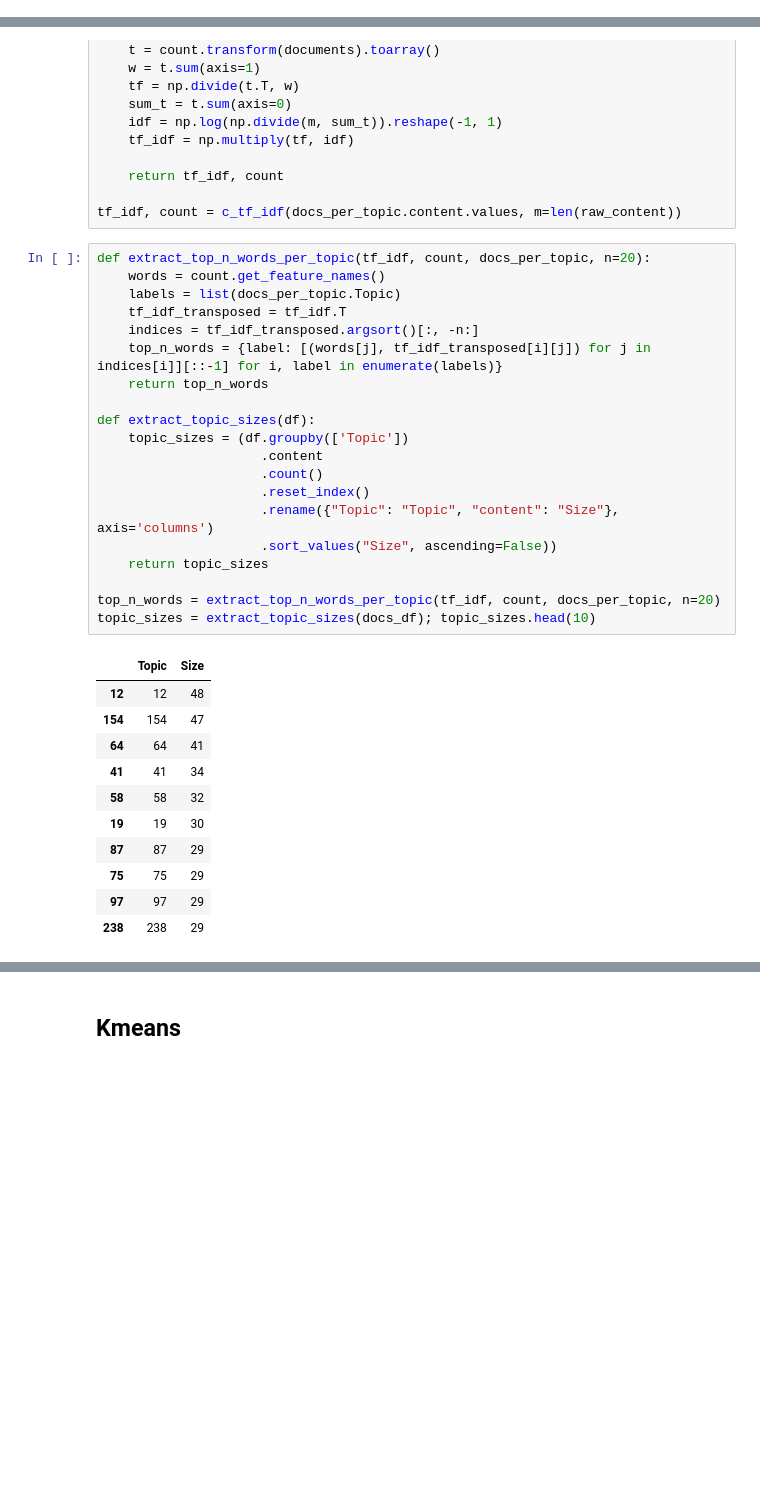
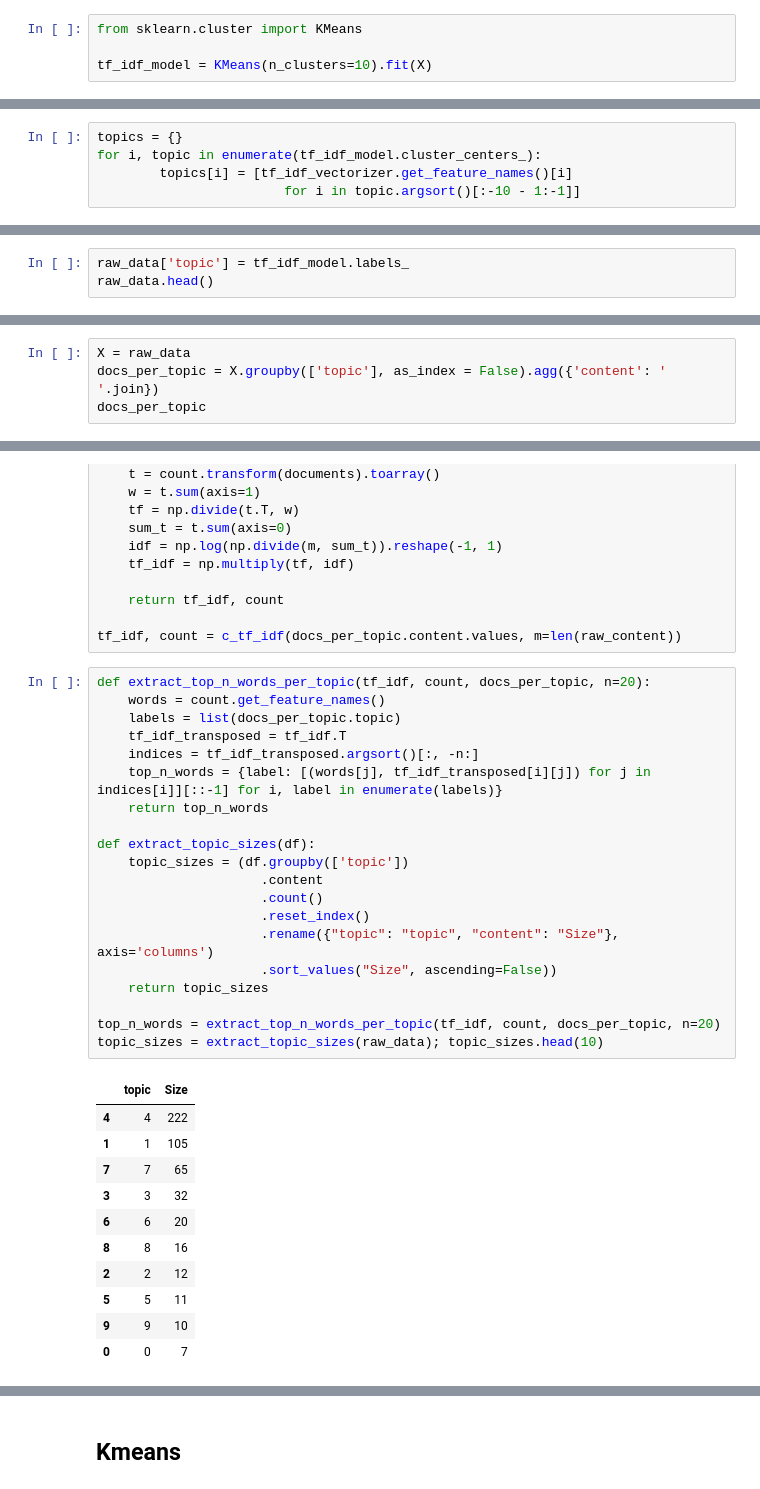
Before and after one commit to archifreitas/big_picture, a Jupyter notebook: notebooks/calem.ipynb, the cells around one changed output, grey strips where cells are left out. Saved outputs shown, nothing was run; the diff lists cells and outputs as text; blank space fills up the shorter version.

Commit message:
clusters file with tf-idf vectorizer, kmeans and hdbscan clustering models complete. updated calem notebook

```diff
--- a/notebooks/calem.ipynb
+++ b/notebooks/calem.ipynb
@@ -53,0 +92,4 @@ tf_idf_model = KMeans(n_clusters=20).fit(X)
+# %%
+from sklearn.cluster import KMeans
+
+tf_idf_model = KMeans(n_clusters=10).fit(X)
@@ -53,0 +100,5 @@ tf_idf_model = KMeans(n_clusters=20).fit(X)
+# %%
+topics = {}
+for i, topic in enumerate(tf_idf_model.cluster_centers_):
+        topics[i] = [tf_idf_vectorizer.get_feature_names()[i]
+                        for i in topic.argsort()[:-10 - 1:-1]]
@@ -53,0 +125,3 @@ tf_idf_model = KMeans(n_clusters=20).fit(X)
+# %%
+raw_data['topic'] = tf_idf_model.labels_
+raw_data.head()
@@ -53,0 +135,4 @@ tf_idf_model = KMeans(n_clusters=20).fit(X)
+# %%
+X = raw_data
+docs_per_topic = X.groupby(['topic'], as_index = False).agg({'content': ' '.join})
+docs_per_topic
@@ -287,32 +398,32 @@ tf_idf, count = c_tf_idf(docs_per_topic.content.values, m=len(raw_content))
 # %%
 def extract_top_n_words_per_topic(tf_idf, count, docs_per_topic, n=20):
     words = count.get_feature_names()
-    labels = list(docs_per_topic.Topic)
+    labels = list(docs_per_topic.topic)
     tf_idf_transposed = tf_idf.T
     indices = tf_idf_transposed.argsort()[:, -n:]
     top_n_words = {label: [(words[j], tf_idf_transposed[i][j]) for j in indices[i]][::-1] for i, label in enumerate(labels)}
     return top_n_words
 
 def extract_topic_sizes(df):
-    topic_sizes = (df.groupby(['Topic'])
+    topic_sizes = (df.groupby(['topic'])
                      .content
                      .count()
                      .reset_index()
-                     .rename({"Topic": "Topic", "content": "Size"}, axis='columns')
+                     .rename({"topic": "topic", "content": "Size"}, axis='columns')
                      .sort_values("Size", ascending=False))
     return topic_sizes
 
 top_n_words = extract_top_n_words_per_topic(tf_idf, count, docs_per_topic, n=20)
-topic_sizes = extract_topic_sizes(docs_df); topic_sizes.head(10)
+topic_sizes = extract_topic_sizes(raw_data); topic_sizes.head(10)
 # %% [output]
-|  | Topic | Size |
-| 12 | 12 | 48 |
-| 154 | 154 | 47 |
-| 64 | 64 | 41 |
-| 41 | 41 | 34 |
-| 58 | 58 | 32 |
-| 19 | 19 | 30 |
-| 87 | 87 | 29 |
-| 75 | 75 | 29 |
-| 97 | 97 | 29 |
-| 238 | 238 | 29 |
+|  | topic | Size |
+| 4 | 4 | 222 |
+| 1 | 1 | 105 |
+| 7 | 7 | 65 |
+| 3 | 3 | 32 |
+| 6 | 6 | 20 |
+| 8 | 8 | 16 |
+| 2 | 2 | 12 |
+| 5 | 5 | 11 |
+| 9 | 9 | 10 |
+| 0 | 0 | 7 |
```
Also changed, not shown: parts of 20 cells of this notebook, 1 other file.
